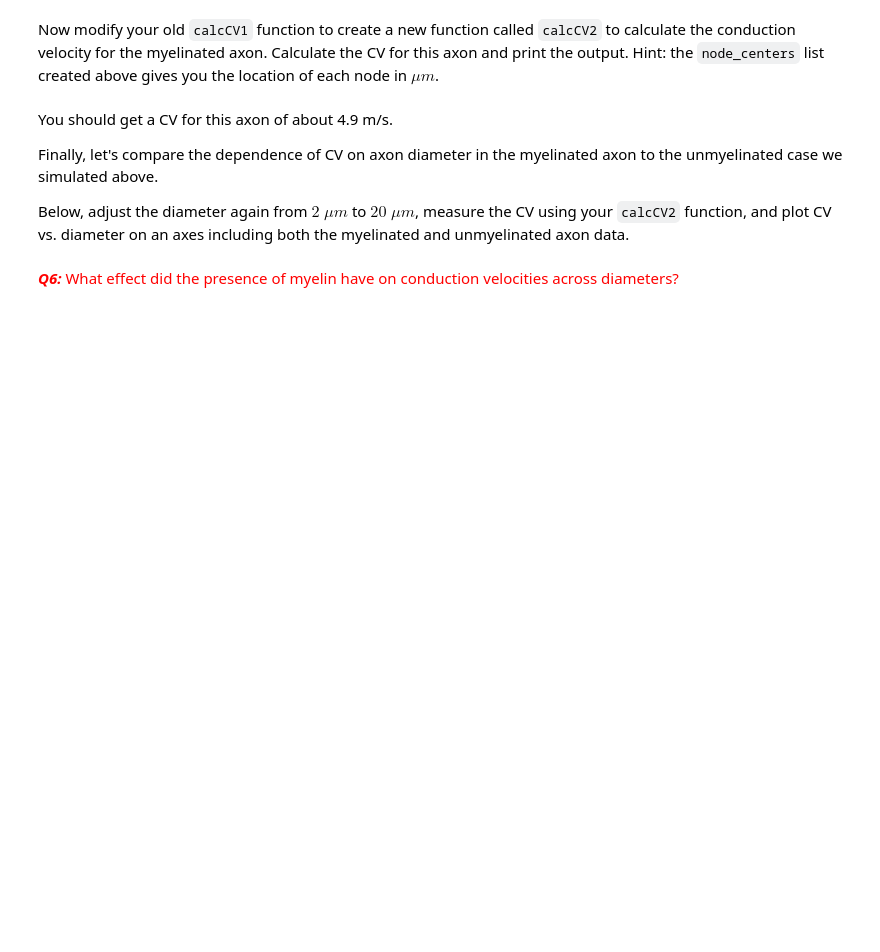
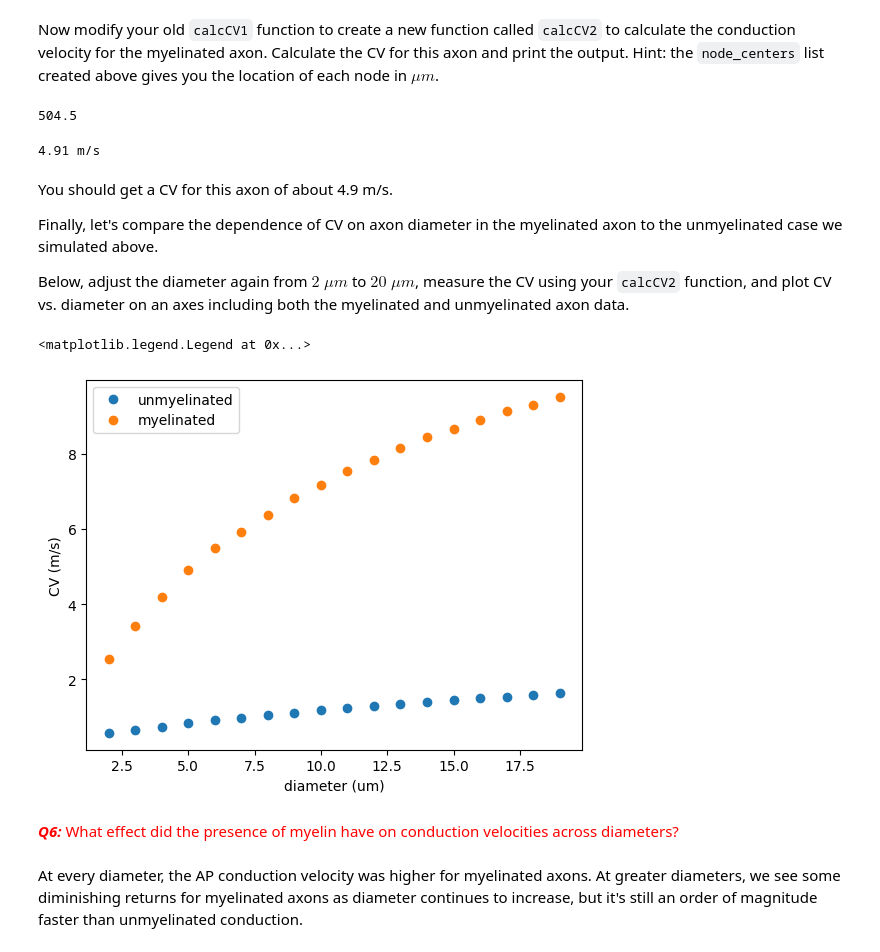
Before and after one commit to lw-miles24/8-CompModNervSys-CableAxon, a Jupyter notebook: CompModNervSys_exercise8.ipynb, the cells around one changed output. Saved outputs shown, nothing was run; the diff lists cells and outputs as text; code cells hidden in the pictures; blank space fills up the shorter version.

```diff
--- a/CompModNervSys_exercise8.ipynb
+++ b/CompModNervSys_exercise8.ipynb
@@ -440,8 +550,21 @@ ax.set_ylabel('Vm (mV)')
 # %% [markdown]
 Now modify your old `calcCV1` function to create a new function called `calcCV2` to calculate the conduction velocity for the myelinated axon. Calculate the CV for this axon and print the output. Hint: the `node_centers` list created above gives you the location of each node in $\mu m$.
-# %%
-def calcCV2():
-    # your code goes here
+# %%
+node_centers[2]
+# %% [output]
+504.5
+# %%
+def calcCV2(node1_ind,node2_ind,V_vecs,t_vec):
+    AP1_peak_index = np.argmax(V_vecs[node1_ind])
+    AP2_peak_index = np.argmax(V_vecs[node2_ind])
+    deltax = abs(node_centers[node1_ind]-node_centers[node2_ind]) # um
+    deltat = abs(t_vec[AP1_peak_index] - t_vec[AP2_peak_index]) # ms
+    CV = deltax * 1e-3 / deltat # m/s
+    return CV
+
+print('{:.2f} m/s'.format(calcCV2(2,18,V_nodes,t_vec)))
+# %% [output]
+4.91 m/s
 # %% [markdown]
 You should get a CV for this axon of about 4.9 m/s.
 
@@ -450,24 +573,29 @@ Finally, let's compare the dependence of CV on axon diameter in the myelinated a
 Below, adjust the diameter again from $2 \; \mu m$ to $20 \; \mu m$, measure the CV using your `calcCV2` function, and plot CV vs. diameter on an axes including both the myelinated and unmyelinated axon data.
 # %%
 N_nodes = 21
-diams = # your code goes here
+diams = np.arange(2,20,1)
 CVsU = []
 CVsM = []
 h.celsius = 20
 for d in diams:
     uaxon.diam = d
     node, internode, node_centers,iclamp3,V_nodes = make_myelinated_axon(N_nodes,d)
     h.run()
-    CVsU.append(# your code goes here
-    CVsM.append(# your code goes here
+    CVsU.append(calcCV1(Vprox,Vdist,0.1,0.9,uaxon.L,t_vec))
+    CVsM.append(calcCV2(2,18,V_nodes,t_vec))
 
 fig = plt.figure()
 ax = fig.add_subplot(111)
 ax.plot(diams,CVsU,'o',label='unmyelinated')
 ax.plot(diams,CVsM,'o',label='myelinated')
 ax.set_xlabel('diameter (um)')
 ax.set_ylabel('CV (m/s)')
 ax.legend()
+# %% [output]
+<matplotlib.legend.Legend at 0x...>
+[figure, added]
 # %% [markdown]
 <font color='red'>***Q6:*** What effect did the presence of myelin have on conduction velocities across diameters?
 </font>
+# %% [markdown]
+At every diameter, the AP conduction velocity was higher for myelinated axons. At greater diameters, we see some diminishing returns for myelinated axons as diameter continues to increase, but it's still an order of magnitude faster than unmyelinated conduction.
```
Also changed, not shown: parts of 14 cells of this notebook.
